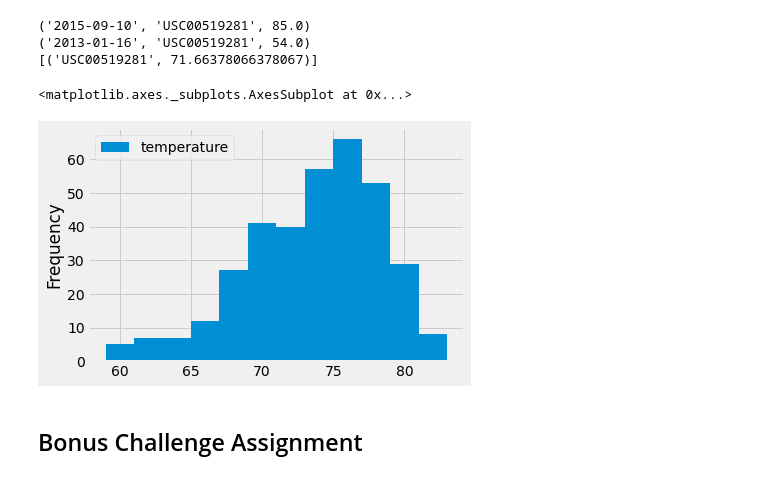
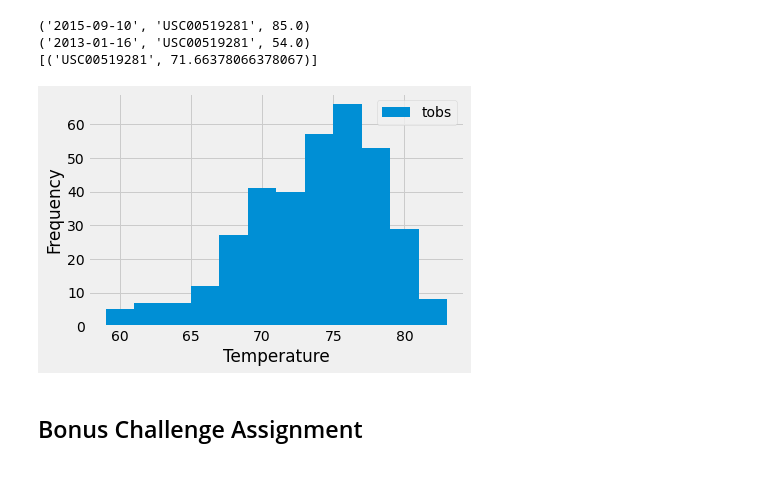
Before and after one commit to Ian916-Koenes/sqlalchemy-challenge, a Jupyter notebook: climate_starter.ipynb, the cells around one changed output. Drawn from its saved outputs; the diff is of its cells as text; code cells hidden in the pictures.

```diff
--- a/climate_starter.ipynb
+++ b/climate_starter.ipynb
@@ -114,22 +114,23 @@ print(Avg_temp)
 # %%
 # Choose the station with the highest number of temperature observations.
 # Query the last 12 months of temperature observation data for this station and plot the results as a histogram
 highest_temp_obv = session.query(Measurement.station).\
     order_by(Measurement.station).all()
 highest_temp_obv
 sel = [Measurement.station,
       func.count(Measurement.date)]
 highest_temp_obv = session.query(*sel).order_by(Measurement.station).all()
 highest_temp_obv
 
 stations = session.query(Measurement.tobs)
 main_stations = stations.filter(Measurement.station == 'USC00519281').\
     filter(Measurement.date >= one_year).order_by(Measurement.date).all()
-temp_obs_df = pd.DataFrame(main_stations, columns=["temperature"])
+temp_obs_df = pd.DataFrame(main_stations, columns=["tobs"])
 temp_obs_df.plot.hist(bins=12)
+plt.xlabel("Temperature")
+plt.show()
 # %% [output]
-<matplotlib.axes._subplots.AxesSubplot at 0x...>
-[figure, old version]
+[figure, new version]
 # %% [markdown]
 ## Bonus Challenge Assignment
 # %%
```
Also changed, not shown: parts of 1 cell of this notebook, 1 other file.
